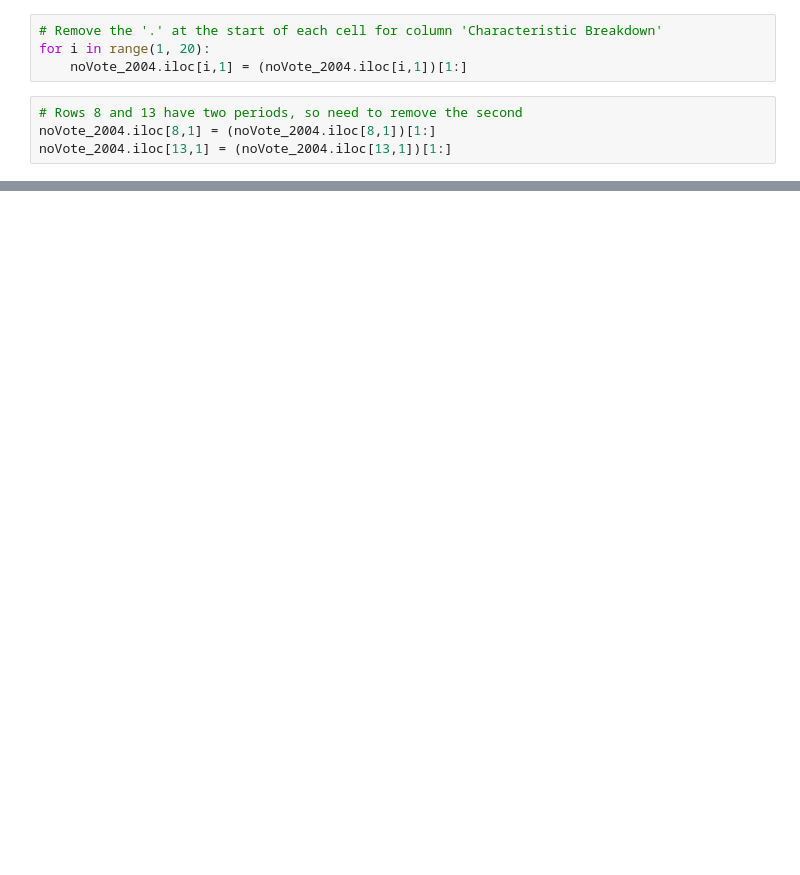
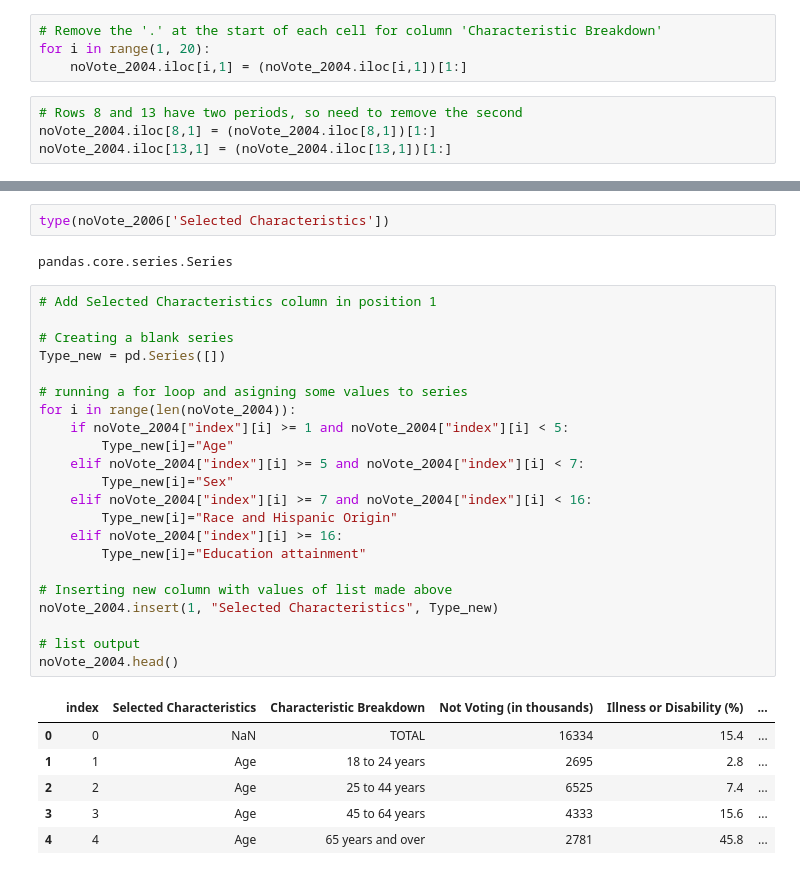
Before and after one commit to VallieTracy/Voter-Registration, a Jupyter notebook: Untitled.ipynb, the cells around one changed output, grey strips where cells are left out. Cells and saved outputs as stored; diff of their text form; blank space fills up the shorter version.

```diff
--- a/Untitled.ipynb
+++ b/Untitled.ipynb
@@ -1145,0 +1155,33 @@ noVote_2004.iloc[13,1] = (noVote_2004.iloc[13,1])[1:]
+# %%
+type(noVote_2006['Selected Characteristics'])
+# %% [output]
+pandas.core.series.Series
+# %%
+# Add Selected Characteristics column in position 1
+
+# Creating a blank series
+Type_new = pd.Series([])
+
+# running a for loop and asigning some values to series
+for i in range(len(noVote_2004)):
+    if noVote_2004["index"][i] >= 1 and noVote_2004["index"][i] < 5:
+        Type_new[i]="Age"
+    elif noVote_2004["index"][i] >= 5 and noVote_2004["index"][i] < 7:
+        Type_new[i]="Sex"
+    elif noVote_2004["index"][i] >= 7 and noVote_2004["index"][i] < 16:
+        Type_new[i]="Race and Hispanic Origin"
+    elif noVote_2004["index"][i] >= 16:
+        Type_new[i]="Education attainment"
+
+# Inserting new column with values of list made above
+noVote_2004.insert(1, "Selected Characteristics", Type_new)
+
+# list output
+noVote_2004.head()
+# %% [output]
+|  | index | Selected Characteristics | Characteristic Breakdown | Not Voting (in thousands) | Illness or Disability (%) | ... |
+| 0 | 0 | NaN | TOTAL | 16334 | 15.4 | ... |
+| 1 | 1 | Age | 18 to 24 years | 2695 | 2.8 | ... |
+| 2 | 2 | Age | 25 to 44 years | 6525 | 7.4 | ... |
+| 3 | 3 | Age | 45 to 64 years | 4333 | 15.6 | ... |
+| 4 | 4 | Age | 65 years and over | 2781 | 45.8 | ... |
```
Also changed, not shown: parts of 8 cells of this notebook, 1 other file.
